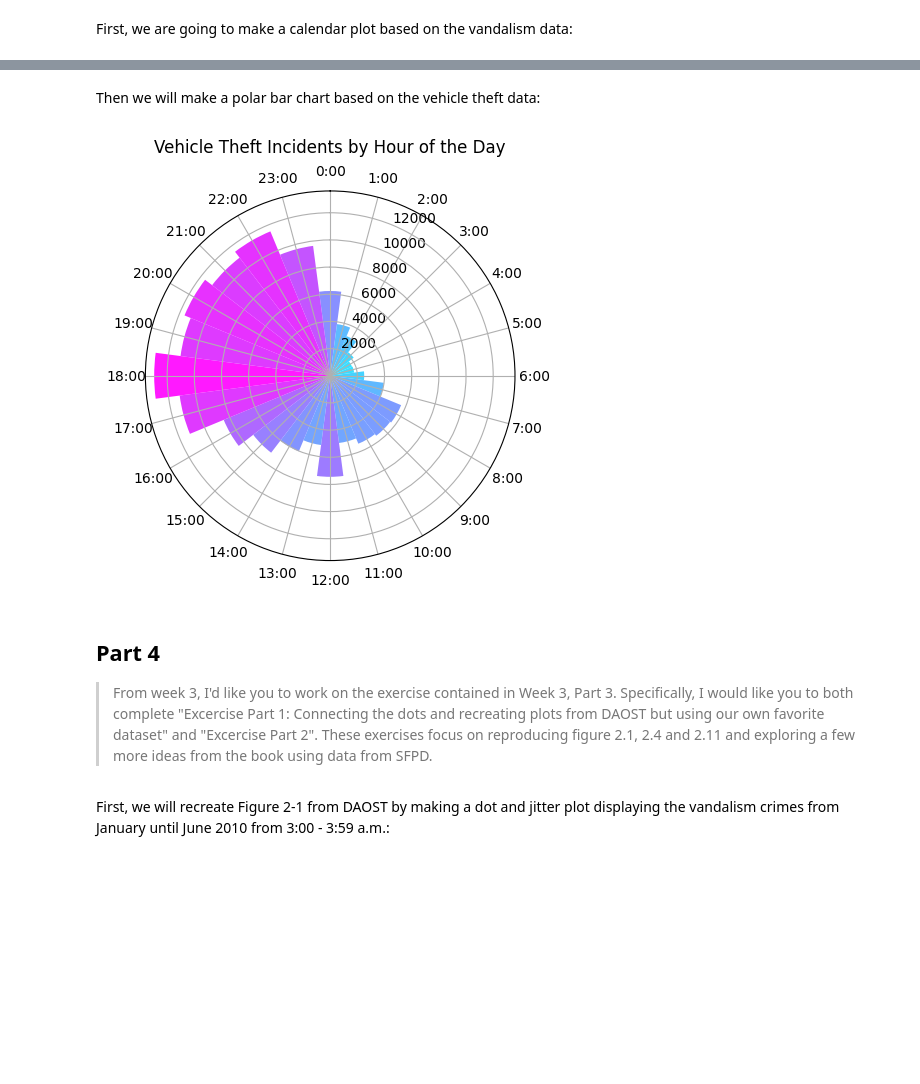
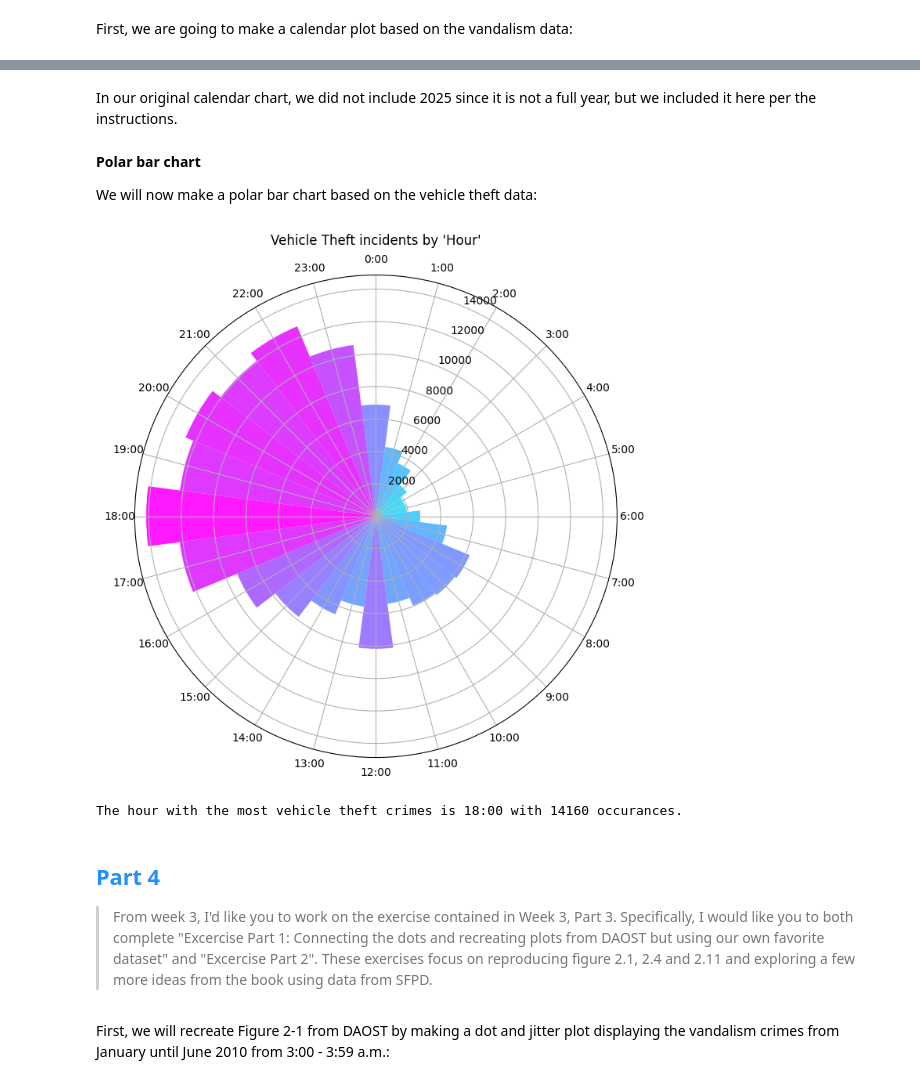
Before and after one commit to AleksandarLukic96/02806_Social_Data, a Jupyter notebook: notebooks/A1.ipynb, the cells around one changed output, grey strips where cells are left out. Drawn from its saved outputs; the diff is of its cells as text; code cells hidden in the pictures; blank space fills up the shorter version.

Commit message:
Bigger polar plot, more explanations

```diff
--- a/notebooks/A1.ipynb
+++ b/notebooks/A1.ipynb
@@ -295,34 +303,48 @@ findfont: Font family 'Helvetica' not found.
+# %% [markdown]
+In our original calendar chart, we did not include 2025 since it is not a full year, but we included it here per the instructions.
 # %% [markdown]
-Then we will make a polar bar chart based on the vehicle theft data:
+**Polar bar chart**
+
+We will now make a polar bar chart based on the vehicle theft data:
 # %%
 # Filter the DataFrame for vehicle theft crimes
 theft_data = df_focus[df_focus['Category'] == 'VEHICLE THEFT']
 
 # Group by hour and count occurrences
 hourly_counts = theft_data.groupby('Hour').size()
 hourly_counts = hourly_counts.reindex(range(24), fill_value=0)
 
 # Compute theta and radii
 theta = np.linspace(0.0, 2 * np.pi, 24, endpoint=False)
 radii = hourly_counts.values
 width = 2 * np.pi / 24
 
 # Create the polar bar chart
-fig, ax = plt.subplots(subplot_kw={'projection': 'polar'})
+fig, ax = plt.subplots(subplot_kw={'projection': 'polar'}, figsize=(8, 8))
 ax.set_theta_zero_location('N')
 ax.set_theta_direction(-1)
 bars = ax.bar(theta, radii, width=width, bottom=0.0, color=plt.cm.cool(radii / radii.max()), alpha=0.9)
 ax.set_xticks(theta)
 ax.set_xticklabels([f'{i}:00' for i in range(24)])
-plt.title('Vehicle Theft Incidents by Hour of the Day', va='bottom')
+plt.title('Vehicle Theft incidents by \'Hour\'', va='bottom')
 
 plt.show()
+
+#Displaying the hour with the most vehicle theft crimes
+hour_most_crimes = hourly_counts.idxmax()
+most_crimes_hour = hourly_counts.max()
+print(f"The hour with the most vehicle theft crimes is {hour_most_crimes}:00 with {most_crimes_hour} occurances.")
 # %% [output]
-[figure, old version]
+[figure, new version]
+The hour with the most vehicle theft crimes is 18:00 with 14160 occurances.
 # %% [markdown]
+<span style="color:DodgerBlue">
+
 ## Part 4
 
 > From week 3, I'd like you to work on the exercise contained in Week 3, Part 3. Specifically, I would like you to both complete "Excercise Part 1: Connecting the dots and recreating plots from DAOST but using our own favorite dataset" and "Excercise Part 2". These exercises focus on reproducing figure 2.1, 2.4 and 2.11 and exploring a few more ideas from the book using data from SFPD.
+
+</span>
 # %% [markdown]
 First, we will recreate Figure 2-1 from DAOST by making a dot and jitter plot displaying the vandalism crimes from January until June 2010 from 3:00 - 3:59 a.m.:
 # %%
```
Also changed, not shown: parts of 10 cells of this notebook.
